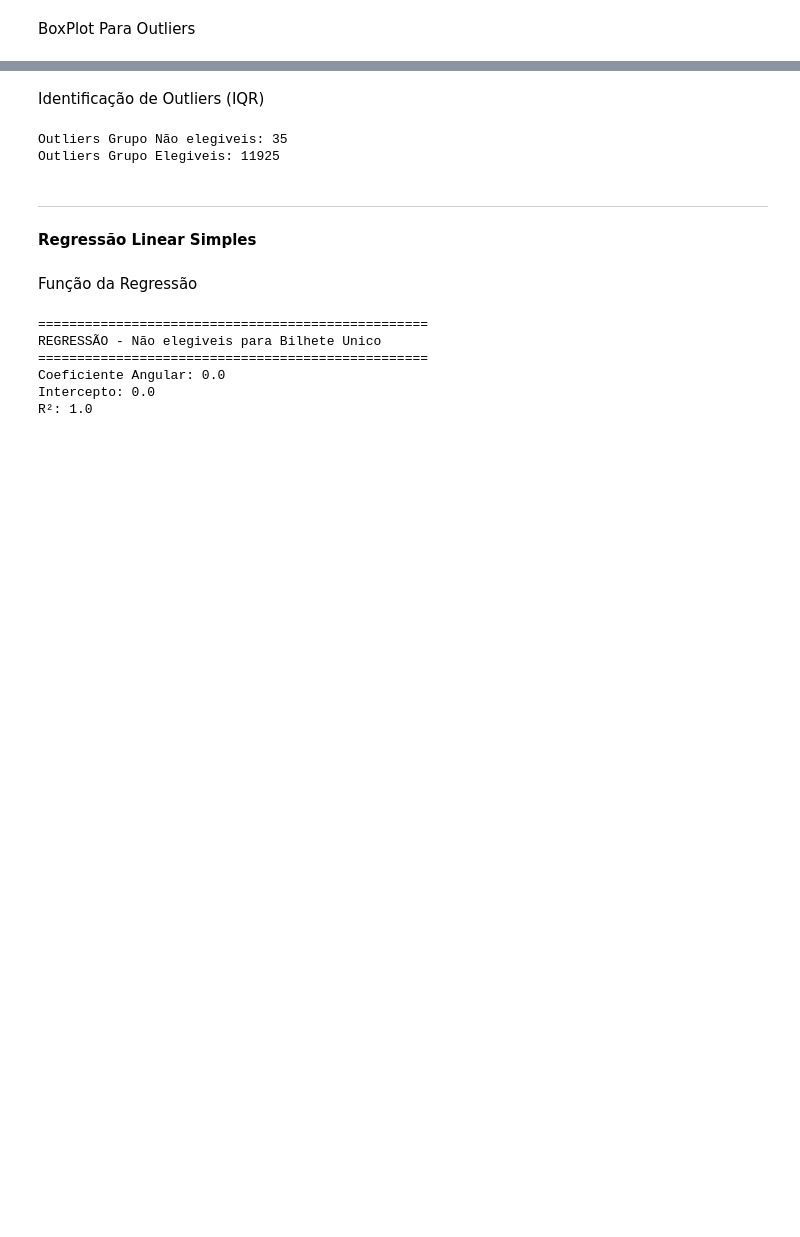
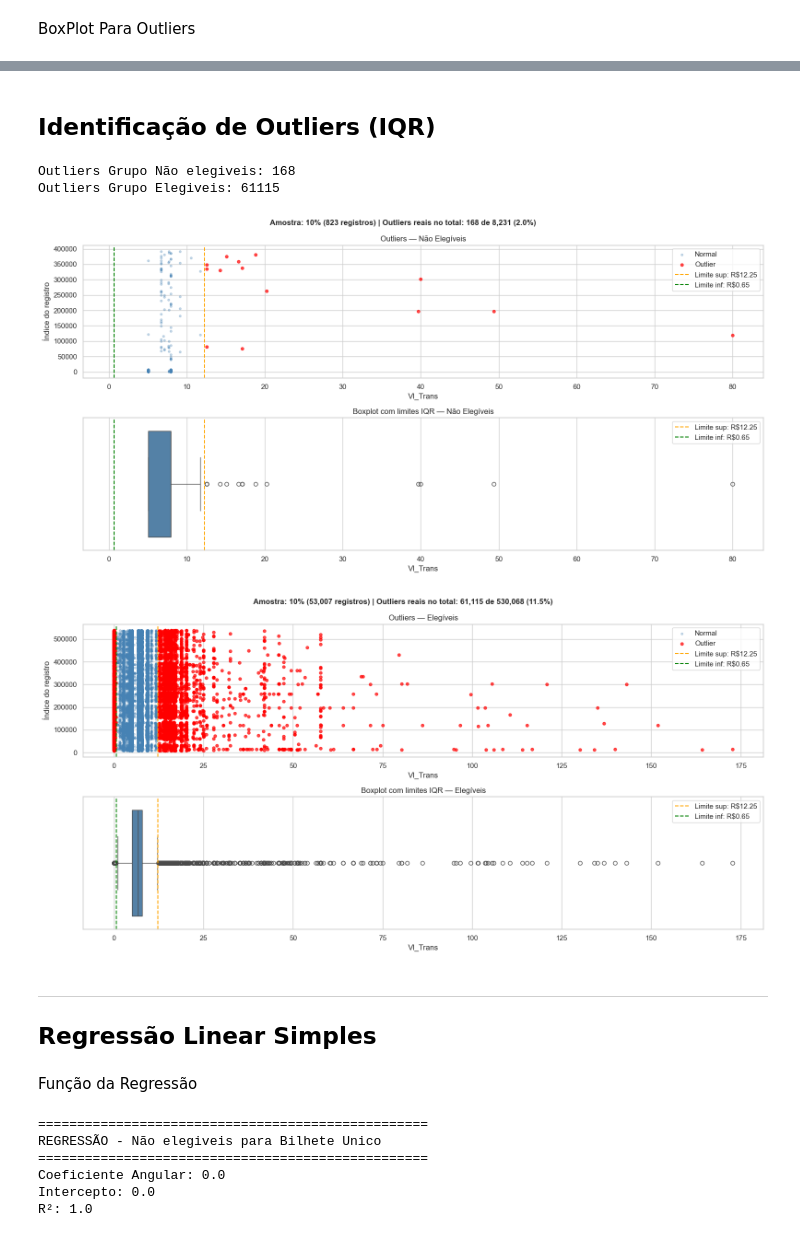
Before and after one commit to Heggendorn/facul, a Jupyter notebook: bigdata_extencionista-joseRoberto.ipynb, the cells around one changed output, grey strips where cells are left out. Drawn from its saved outputs; the diff is of its cells as text; code cells hidden in the pictures; blank space fills up the shorter version.

Commit message:
acrescentei o grafico do Outliers dos dois grupos definidos

```diff
--- a/bigdata_extencionista-joseRoberto.ipynb
+++ b/bigdata_extencionista-joseRoberto.ipynb
@@ -634,35 +635,89 @@ boxplots(Bu_elegiveis, "Elegiveis para Bilhete Unico")
 # %% [markdown]
-Identificação de Outliers (IQR)
+## Identificação de Outliers (IQR)
 # %%
 def detectar_outliers(df, coluna):
 
     Q1 = df[coluna].quantile(0.25)
     Q3 = df[coluna].quantile(0.75)
 
     IQR = Q3 - Q1
 
     limite_inf = Q1 - 1.5 * IQR
     limite_sup = Q3 + 1.5 * IQR
 
     outliers = df[
         (df[coluna] < limite_inf) |
         (df[coluna] > limite_sup)
     ]
 
     return outliers
 
 
 outliers_A = detectar_outliers(Bu_nao_elegiveis, "Vl_Trans")
 outliers_B = detectar_outliers(Bu_elegiveis, "Vl_Trans")
 
 print("Outliers Grupo Não elegiveis:", len(outliers_A))
 print("Outliers Grupo Elegiveis:", len(outliers_B))
+
+
+def grafico_outliers(dframe, nome, fracao=0.1):  # fracao=0.1 = 10% dos registros
+
+    amostra = dframe.sample(frac=fracao, random_state=42)  # random_state garante reprodutibilidade
+
+    fig, axes = plt.subplots(2, 1, figsize=(16, 8))
+
+    col = "Vl_Trans"
+
+    # IQR calculado no DataFrame COMPLETO (não na amostra)
+    Q1 = dframe[col].quantile(0.25)
+    Q3 = dframe[col].quantile(0.75)
+    IQR = Q3 - Q1
+    limite_inf = Q1 - 1.5 * IQR
+    limite_sup = Q3 + 1.5 * IQR
+
+    # Classificação feita na AMOSTRA
+    outliers = amostra[(amostra[col] < limite_inf) | (amostra[col] > limite_sup)]
+    normais  = amostra[(amostra[col] >= limite_inf) & (amostra[col] <= limite_sup)]
+
+    # --- Gráfico 1: Scatter horizontal ---
+    axes[0].scatter(normais[col],  normais.index,  color="steelblue", alpha=0.3, s=10, label="Normal")
+    axes[0].scatter(outliers[col], outliers.index, color="red",       alpha=0.7, s=20, label="Outlier")
+    axes[0].axvline(limite_sup, color="orange", linestyle="--", label=f"Limite sup: R${limite_sup:.2f}")
+    axes[0].axvline(limite_inf, color="green",  linestyle="--", label=f"Limite inf: R${limite_inf:.2f}")
+    axes[0].set_title(f"Outliers — {nome}")
+    axes[0].set_xlabel("Vl_Trans")
+    axes[0].set_ylabel("Índice do registro")
+    axes[0].legend()
+
+    # --- Gráfico 2: Boxplot horizontal ---
+    sns.boxplot(x=amostra[col], ax=axes[1], color="steelblue")
+    axes[1].axvline(limite_sup, color="orange", linestyle="--", label=f"Limite sup: R${limite_sup:.2f}")
+    axes[1].axvline(limite_inf, color="green",  linestyle="--", label=f"Limite inf: R${limite_inf:.2f}")
+    axes[1].set_title(f"Boxplot com limites IQR — {nome}")
+    axes[1].set_xlabel("Vl_Trans")
+    axes[1].legend()
+
+    # Contagem real (DataFrame completo)
+    total_outliers = len(dframe[(dframe[col] < limite_inf) | (dframe[col] > limite_sup)])
+    plt.suptitle(
+        f"Amostra: {fracao*100:.0f}% ({len(amostra):,} registros) | "
+        f"Outliers reais no total: {total_outliers:,} de {len(dframe):,} ({total_outliers/len(dframe)*100:.1f}%)",
+        fontsize=12, fontweight="bold"
+    )
+    plt.tight_layout()
+    plt.show()
+
+
+grafico_outliers(Bu_nao_elegiveis, "Não Elegíveis", fracao=0.1)   # 10%
+grafico_outliers(Bu_elegiveis,     "Elegíveis",     fracao=0.1)   # 10%
 # %% [output]
-Outliers Grupo Não elegiveis: 35
-Outliers Grupo Elegiveis: 11925
+Outliers Grupo Não elegiveis: 168
+Outliers Grupo Elegiveis: 61115
+[figure, added]
+[figure, added]
 # %% [markdown]
 ---
-**Regressão Linear Simples**
+## Regressão Linear Simples
 # %% [markdown]
 Função da Regressão
 # %%
```
Also changed, not shown: parts of 11 cells of this notebook.
